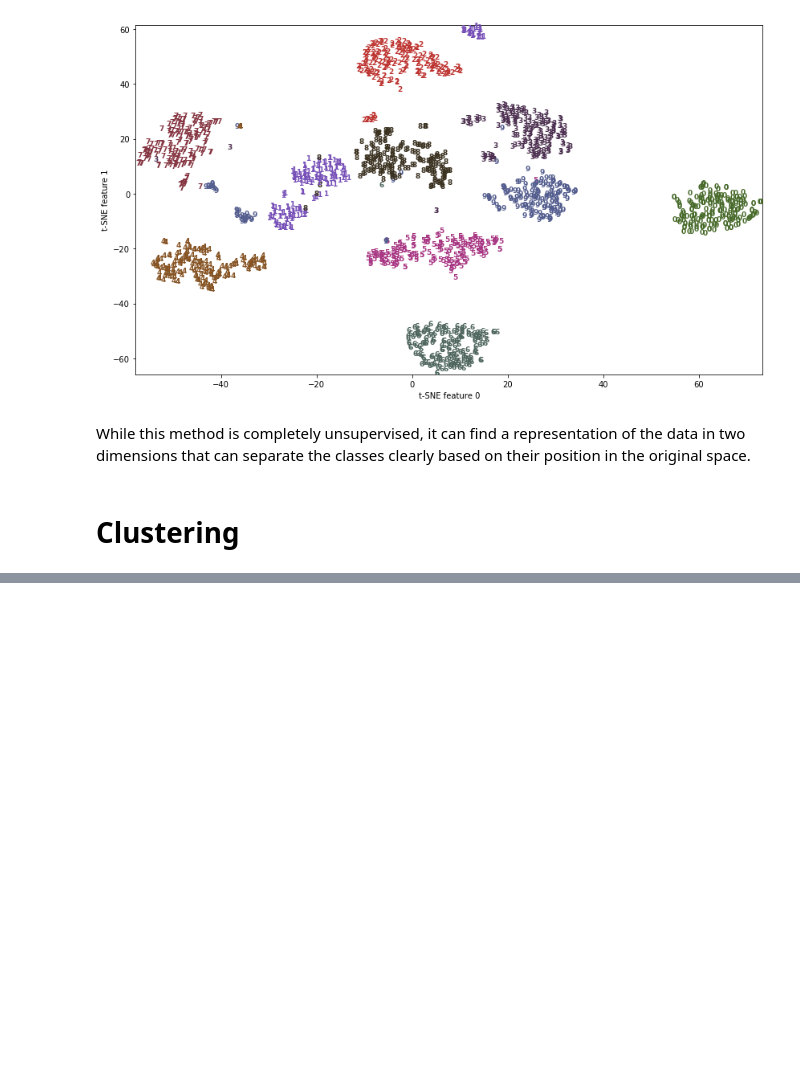
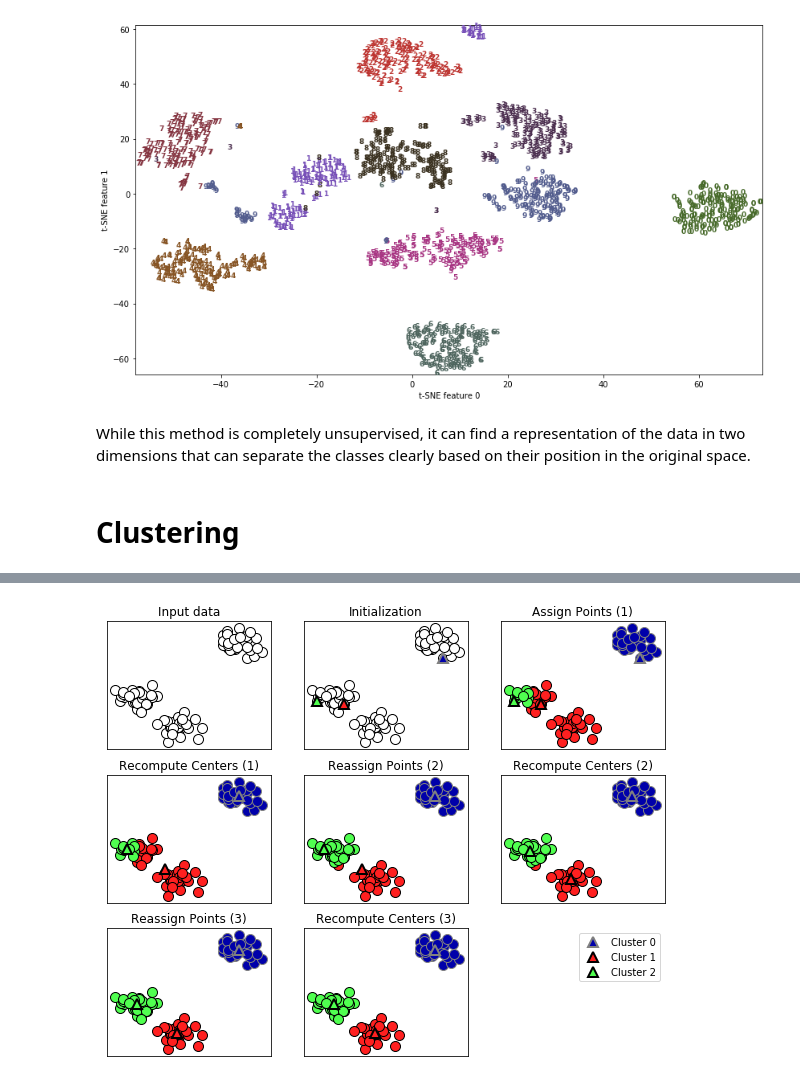
Before and after one commit to Patabu2/machine_learning_study, a Jupyter notebook: Chapter 3- Unsupervised Learning and Preprocessing.ipynb, the cells around one changed output, grey strips where cells are left out. Saved outputs shown, nothing was run; the diff lists cells and outputs as text; code cells hidden in the pictures; blank space fills up the shorter version.

```diff
--- a/Chapter 3- Unsupervised Learning and Preprocessing.ipynb
+++ b/Chapter 3- Unsupervised Learning and Preprocessing.ipynb
@@ -792,0 +808,4 @@ While this method is completely unsupervised, it can find a representation of th
+# %%
+mglearn.plots.plot_kmeans_algorithm()
+# %% [output]
+[figure, added]
```
Also changed, not shown: parts of 21 cells of this notebook.
